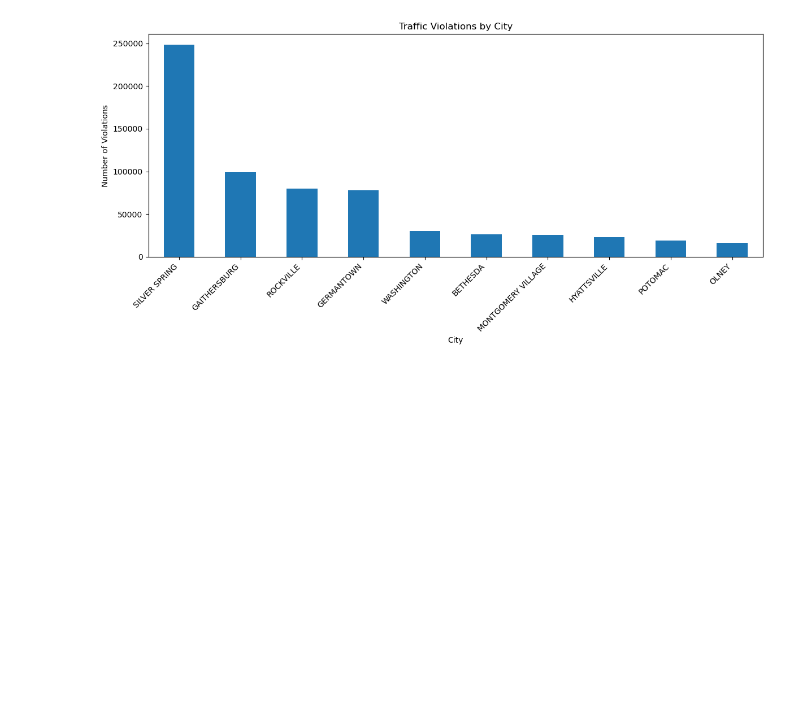
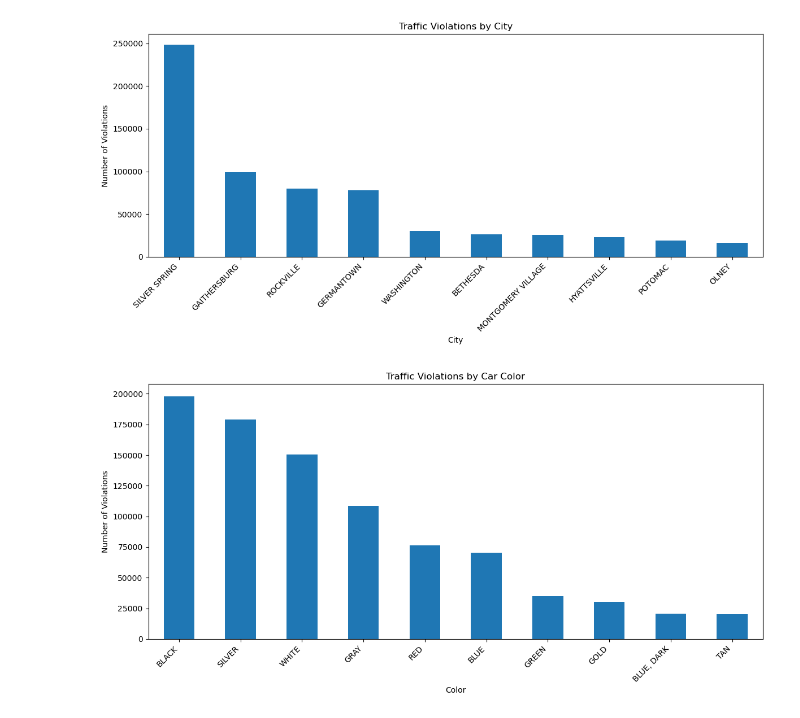
Before and after one commit to j1chan/Data-Mining-Traffic-Violation, a Jupyter notebook: comp418_notebook.ipynb, the cells around one changed output. Cells and saved outputs as stored; diff of their text form; code cells hidden in the pictures; blank space fills up the shorter version.

Commit message:
Updated Car Color Graph

```diff
--- a/comp418_notebook.ipynb
+++ b/comp418_notebook.ipynb
@@ -466,3 +466,19 @@ plt.tight_layout()
 plt.show()
 # %% [output]
 [figure]
+# %%
+city_counts = df["Color"].value_counts()
+
+city_counts.head(10).plot(
+    kind = "bar",
+    figsize = (12,6)
+)
+
+plt.title("Traffic Violations by Car Color")
+plt.xlabel("Color")
+plt.ylabel("Number of Violations")
+plt.xticks(rotation=45, ha="right")
+plt.tight_layout()
+plt.show()
+# %% [output]
+[figure, added]
```
Also changed, not shown: parts of 3 cells of this notebook.
